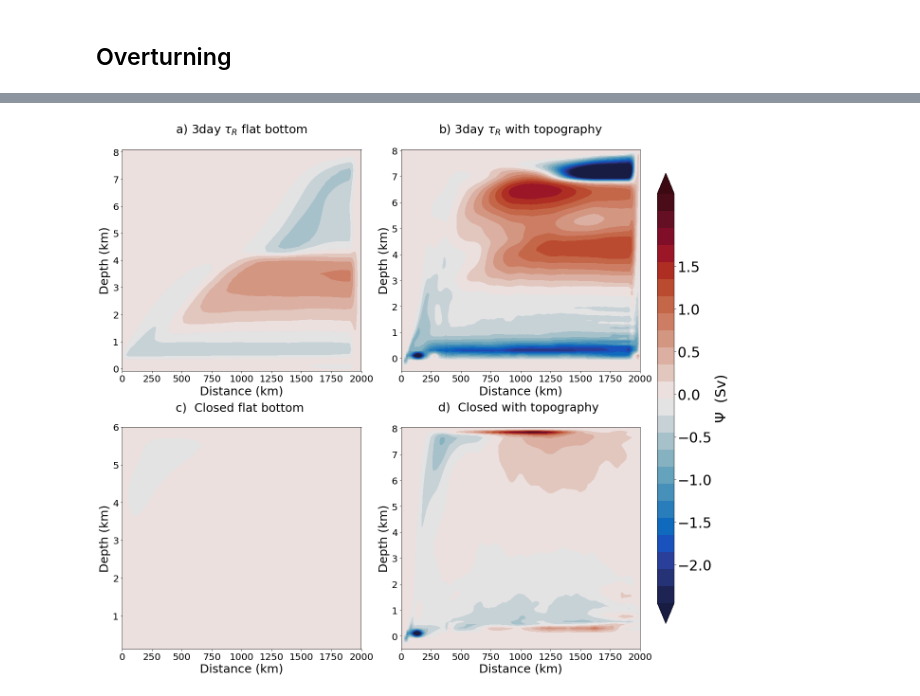
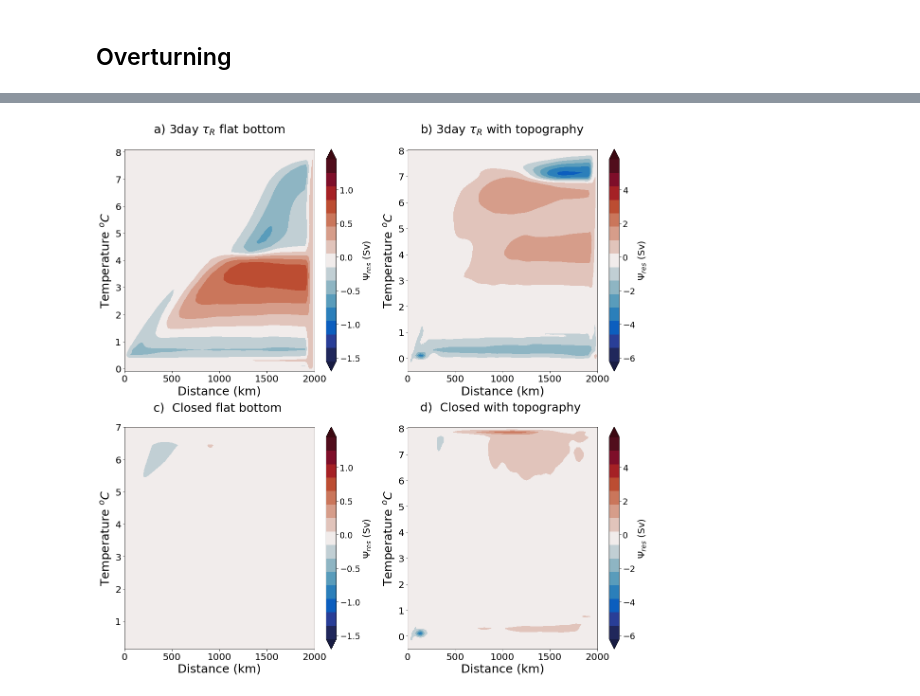
Before and after one commit to hlburns/Current_notebooks, a Jupyter notebook: Nchannel_Flat/Part2/Effects of topography.ipynb, the cells around one changed output, grey strips where cells are left out. Cells and saved outputs as stored; diff of their text form; code cells hidden in the pictures.

```diff
--- a/Nchannel_Flat/Part2/Effects of topography.ipynb
+++ b/Nchannel_Flat/Part2/Effects of topography.ipynb
@@ -112,44 +107,48 @@ cbar.ax.tick_params(labelsize=30)
 # %%
 fig = plt.figure(figsize=(16.5, 16.5))
-Psi_levs = np.arange(-2.5, 2.5, .2)+0.05
+Psi_levs = np.arange(-1.6, 1.6, .2)+0.05
 Psi_ticks =np.arange(-2., 2., .5)
 Q_levs = np.arange(-0., 8., 1)
 for i in range(len(Runs)):
     #i =2
     fname = x+str(Runs[i])
     c = utils.ChannelSetup(output_dir=str(fname))
     # PLOT PANNELS
     psi = c.get_psi_iso()/10**6
     y = c.yg/1000
     g = layers_calc.LayersComputer(c)
     rho = g.glvl
     if i==2:
-        rho =rho*0.6
+        rho =rho*0.7
     psi[-2,:]=0
+    scale =1
+    if i==1 or i==3:
+        scale=4
     ax = fig.add_subplot(2, 2, i+1)
-    p = ax.contourf(y,rho[~isnan(rho)],psi,Psi_levs,cmap=cmocean.cm.balance,extend='both')
+    p = ax.contourf(y,rho[~isnan(rho)],psi,Psi_levs*scale,cmap=cmocean.cm.balance,extend='both')
     Psi = c.get_psi_iso_z()/10**6
+
+    #cbar = fig.colorbar(p, cax=ax, ticks=Psi_ticks*scale)
+    cbar = fig.colorbar(p, ax=ax,ticks=Psi_ticks*scale)
+    cbar.ax.tick_params(labelsize=18)
+    cbar.ax.set_ylabel(r'$\Psi  _{res} $ (Sv)', fontsize=20, )
 
     if str(Figletter[i])=='a) ':
         ax.set_title(str(Figletter[i])+r'3day $ \tau _{R} $ flat bottom' +'\n', fontsize=25)
     elif str(Figletter[i])=='b) ':
         ax.set_title(str(Figletter[i])+r'3day $ \tau _R $ with topography' +' \n', fontsize=25)
     elif str(Figletter[i])=='c) ':
         ax.set_title(str(Figletter[i])+r' Closed flat bottom ' +'\n', fontsize=25)
     elif str(Figletter[i])=='d) ':
         ax.set_title(str(Figletter[i])+r' Closed with topography ' +'\n', fontsize=25)
 
 
     ax.set_xlabel('Distance (km)', fontsize=25)
-    ax.set_ylabel('Depth (km)', fontsize=25)
+    ax.set_ylabel('Temperature $^o C$', fontsize=25)
     ax.tick_params(axis='both', which='major', labelsize=20)
 plt.tight_layout()
-cax = fig.add_axes([1, 0.1, 0.03, 0.8])
-cbar = fig.colorbar(p, cax=cax, ticks=Psi_ticks)
-cbar.ax.set_ylabel('$\Psi$  (Sv)', fontsize=30, )
-cbar.ax.tick_params(labelsize=30)
 # %% [output]
-[figure, old version]
+[figure, new version]
 # %%
 fig = plt.figure(figsize=(16.5, 16.5))
 
```
Also changed, not shown: parts of 19 cells of this notebook, 9 other files.
